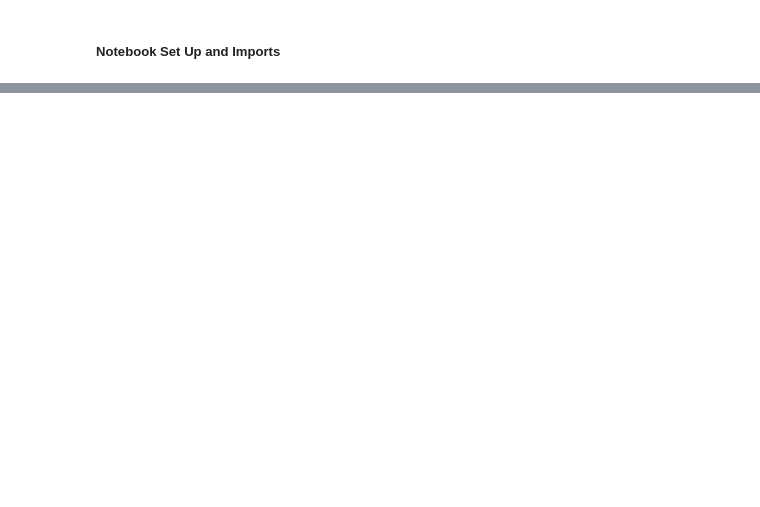
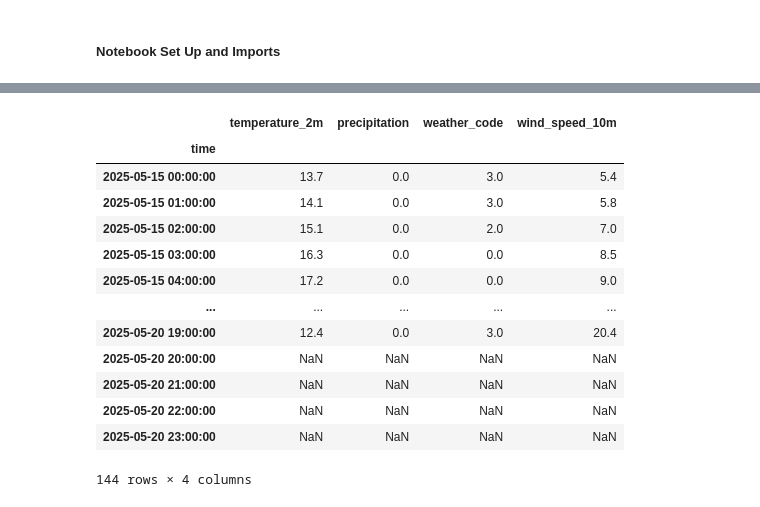
Before and after one commit to rreiners/AAA, a Jupyter notebook: notebooks/01_Data_Preparation.ipynb, the cells around one changed output, grey strips where cells are left out. Cells and saved outputs as stored; diff of their text form; code cells hidden in the pictures; blank space fills up the shorter version.

```diff
--- a/notebooks/01_Data_Preparation.ipynb
+++ b/notebooks/01_Data_Preparation.ipynb
@@ -188,0 +185,42 @@ finally:
+# %%
+from src.api.weather import ChicagoWeatherAPI
+from datetime import date
+
+weather_api = ChicagoWeatherAPI()
+
+
+today = date.today()
+seven_days_ago = today - pd.Timedelta(days=7)
+two_days_ago = today - pd.Timedelta(days=2)
+
+historical_df = weather_api.get_historical_weather(
+    start_date=seven_days_ago.strftime("%Y-%m-%d"),
+    end_date=two_days_ago.strftime("%Y-%m-%d"),
+    hourly_vars=["temperature_2m", "precipitation", "weather_code", "wind_speed_10m"],
+    daily_vars=["temperature_2m_max", "temperature_2m_min", "precipitation_sum"] # request both
+)
+
+forecast_df = weather_api.get_forecast_weather(
+    days=3,
+    hourly_vars=["temperature_2m", "apparent_temperature", "precipitation_probability"],
+    daily_vars=["sunrise", "sunset", "uv_index_max"]
+)
+
+weather_api.close()
+# %%
+historical_df
+# %% [output]
+|  | temperature_2m | precipitation | weather_code | wind_speed_10m |
+| time |  |  |  |  |
+| 2025-05-15 00:00:00 | 13.7 | 0.0 | 3.0 | 5.4 |
+| 2025-05-15 01:00:00 | 14.1 | 0.0 | 3.0 | 5.8 |
+| 2025-05-15 02:00:00 | 15.1 | 0.0 | 2.0 | 7.0 |
+| 2025-05-15 03:00:00 | 16.3 | 0.0 | 0.0 | 8.5 |
+| 2025-05-15 04:00:00 | 17.2 | 0.0 | 0.0 | 9.0 |
+| ... | ... | ... | ... | ... |
+| 2025-05-20 19:00:00 | 12.4 | 0.0 | 3.0 | 20.4 |
+| 2025-05-20 20:00:00 | NaN | NaN | NaN | NaN |
+| 2025-05-20 21:00:00 | NaN | NaN | NaN | NaN |
+| 2025-05-20 22:00:00 | NaN | NaN | NaN | NaN |
+| 2025-05-20 23:00:00 | NaN | NaN | NaN | NaN |
+144 rows × 4 columns
```
Also changed, not shown: parts of 11 cells of this notebook, 3 other files.
